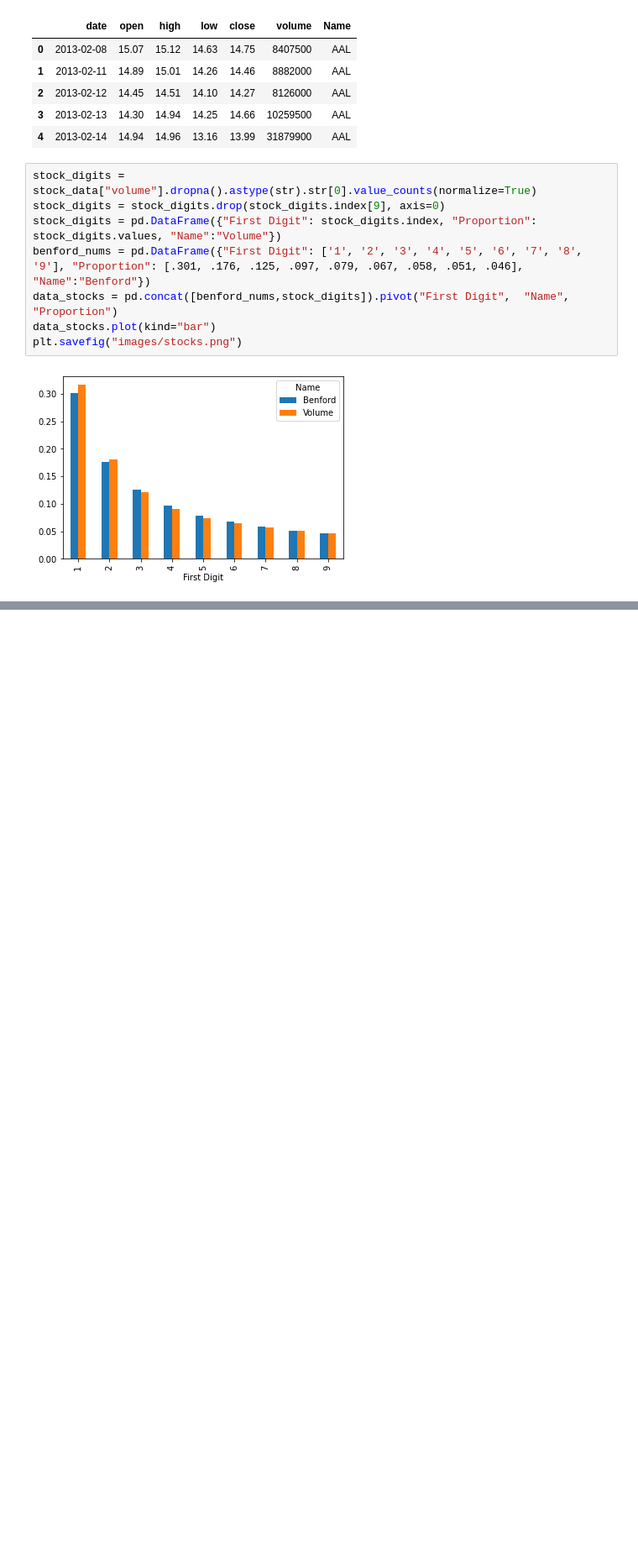
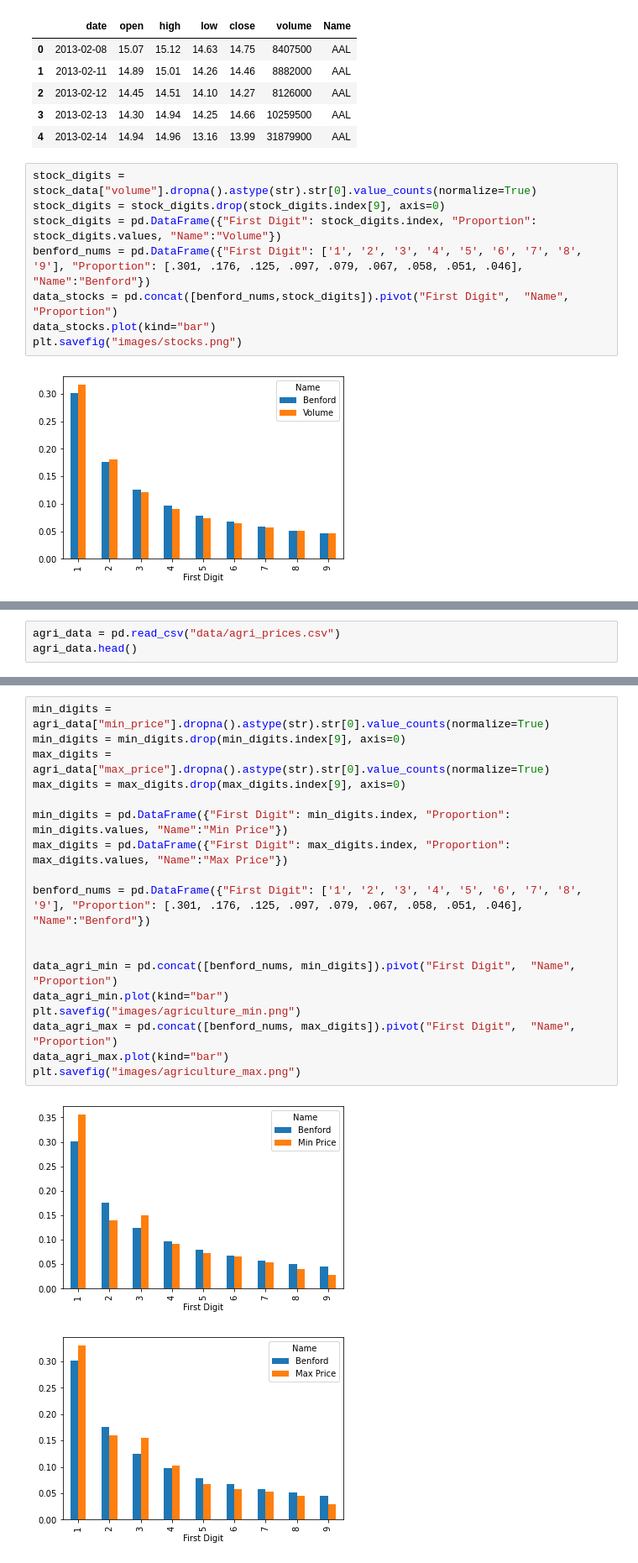
Before and after one commit to HalfPaul/Benford-s-Law, a Jupyter notebook: Election_analysis.ipynb, the cells around one changed output, grey strips where cells are left out. Shown at 84% size. Drawn from its saved outputs; the diff is of its cells as text; blank space fills up the shorter version.

Commit message:
Added Agriculture price analysis

```diff
--- a/Election_analysis.ipynb
+++ b/Election_analysis.ipynb
@@ -104,0 +107,3 @@ plt.savefig("images/stocks.png")
+# %%
+agri_data = pd.read_csv("data/agri_prices.csv")
+agri_data.head()
@@ -104,0 +117,21 @@ plt.savefig("images/stocks.png")
+# %%
+min_digits = agri_data["min_price"].dropna().astype(str).str[0].value_counts(normalize=True)
+min_digits = min_digits.drop(min_digits.index[9], axis=0)
+max_digits = agri_data["max_price"].dropna().astype(str).str[0].value_counts(normalize=True)
+max_digits = max_digits.drop(max_digits.index[9], axis=0)
+
+min_digits = pd.DataFrame({"First Digit": min_digits.index, "Proportion": min_digits.values, "Name":"Min Price"})
+max_digits = pd.DataFrame({"First Digit": max_digits.index, "Proportion": max_digits.values, "Name":"Max Price"})
+
+benford_nums = pd.DataFrame({"First Digit": ['1', '2', '3', '4', '5', '6', '7', '8', '9'], "Proportion": [.301, .176, .125, .097, .079, .067, .058, .051, .046], "Name":"Benford"})
+
+
+data_agri_min = pd.concat([benford_nums, min_digits]).pivot("First Digit",  "Name", "Proportion")
+data_agri_min.plot(kind="bar")
+plt.savefig("images/agriculture_min.png")
+data_agri_max = pd.concat([benford_nums, max_digits]).pivot("First Digit",  "Name", "Proportion")
+data_agri_max.plot(kind="bar")
+plt.savefig("images/agriculture_max.png")
+# %% [output]
+[figure, added]
+[figure, added]
```
Also changed, not shown: parts of 2 cells of this notebook, 3 other files.
